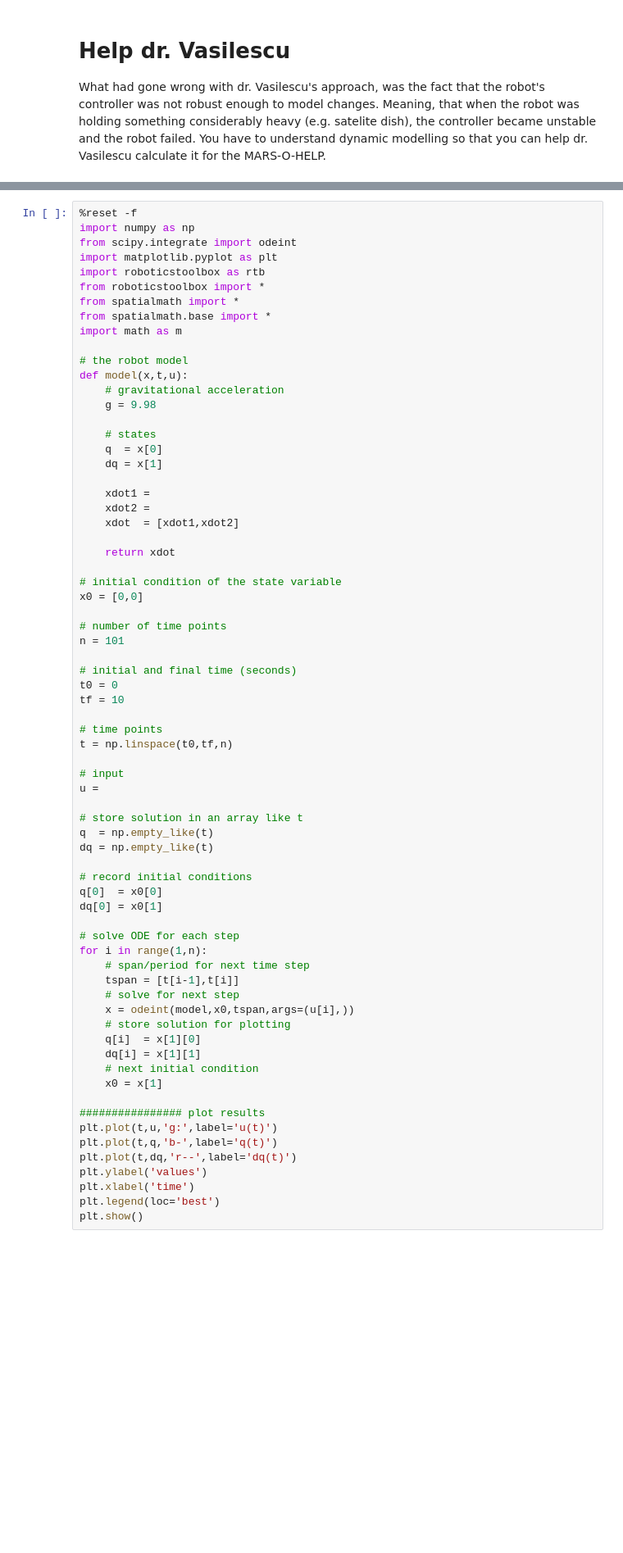
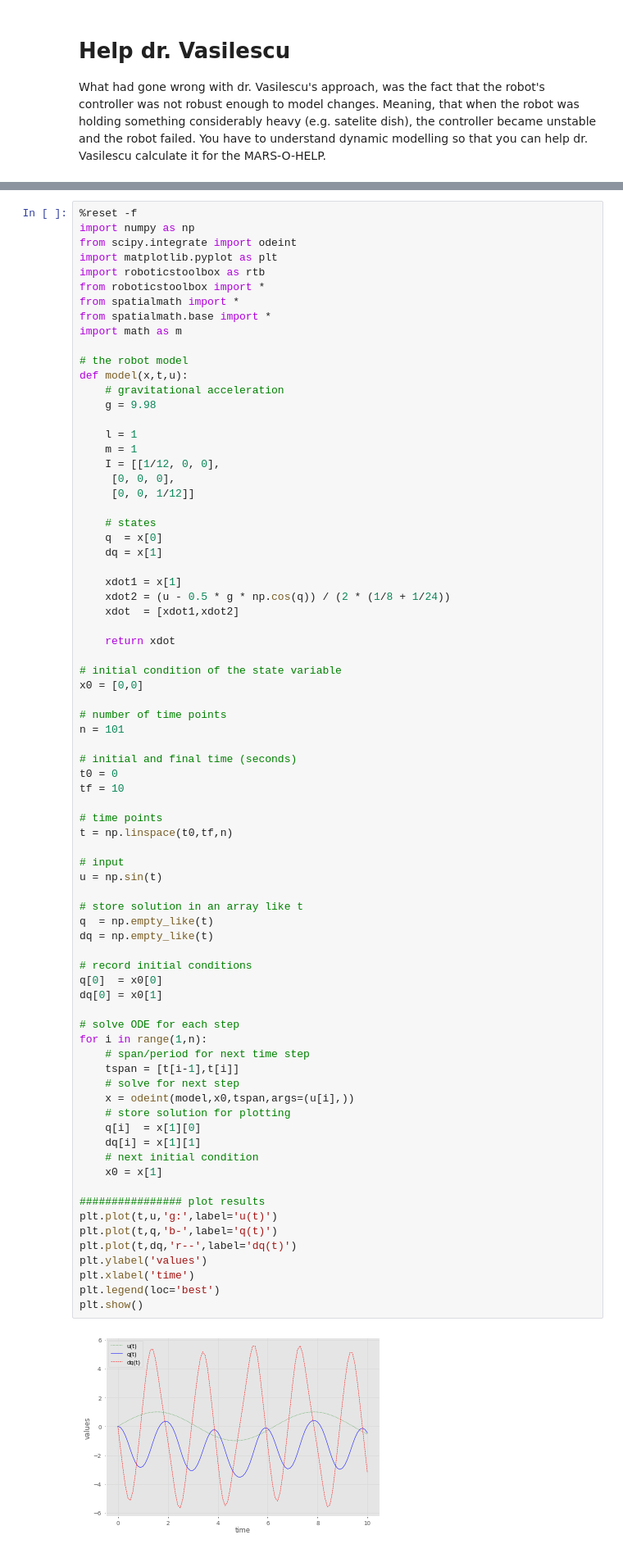
Before and after one commit to plescaevelyn/y4-IA, a Jupyter notebook: RCS/Assignments/Assignment07_Dynamic_Model1.ipynb, the cells around one changed output, grey strips where cells are left out. Shown at 82% size. Saved outputs shown, nothing was run; the diff lists cells and outputs as text; blank space fills up the shorter version.

```diff
--- a/RCS/Assignments/Assignment07_Dynamic_Model1.ipynb
+++ b/RCS/Assignments/Assignment07_Dynamic_Model1.ipynb
@@ -27,12 +27,18 @@ def model(x,t,u):
     # gravitational acceleration
     g = 9.98
 
+    l = 1
+    m = 1
+    I = [[1/12, 0, 0],
+     [0, 0, 0],
+     [0, 0, 1/12]]
+
     # states
     q  = x[0]
     dq = x[1]
 
-    xdot1 =
-    xdot2 =
+    xdot1 = x[1]
+    xdot2 = (u - 0.5 * g * np.cos(q)) / (2 * (1/8 + 1/24))
     xdot  = [xdot1,xdot2]
 
     return xdot
@@ -51,36 +57,38 @@ tf = 10
 t = np.linspace(t0,tf,n)
 
 # input
-u =
+u = np.sin(t)
 
 # store solution in an array like t
 q  = np.empty_like(t)
 dq = np.empty_like(t)
 
 # record initial conditions
 q[0]  = x0[0]
 dq[0] = x0[1]
 
 # solve ODE for each step
 for i in range(1,n):
     # span/period for next time step
     tspan = [t[i-1],t[i]]
     # solve for next step
     x = odeint(model,x0,tspan,args=(u[i],))
     # store solution for plotting
     q[i]  = x[1][0]
     dq[i] = x[1][1]
     # next initial condition
     x0 = x[1]
 
 ################ plot results
 plt.plot(t,u,'g:',label='u(t)')
 plt.plot(t,q,'b-',label='q(t)')
 plt.plot(t,dq,'r--',label='dq(t)')
 plt.ylabel('values')
 plt.xlabel('time')
 plt.legend(loc='best')
 plt.show()
+# %% [output]
+[figure, added]
 # %%
 ############### animation
 q = q.reshape(n,1)
```
Also changed, not shown: parts of 1 cell of this notebook.
